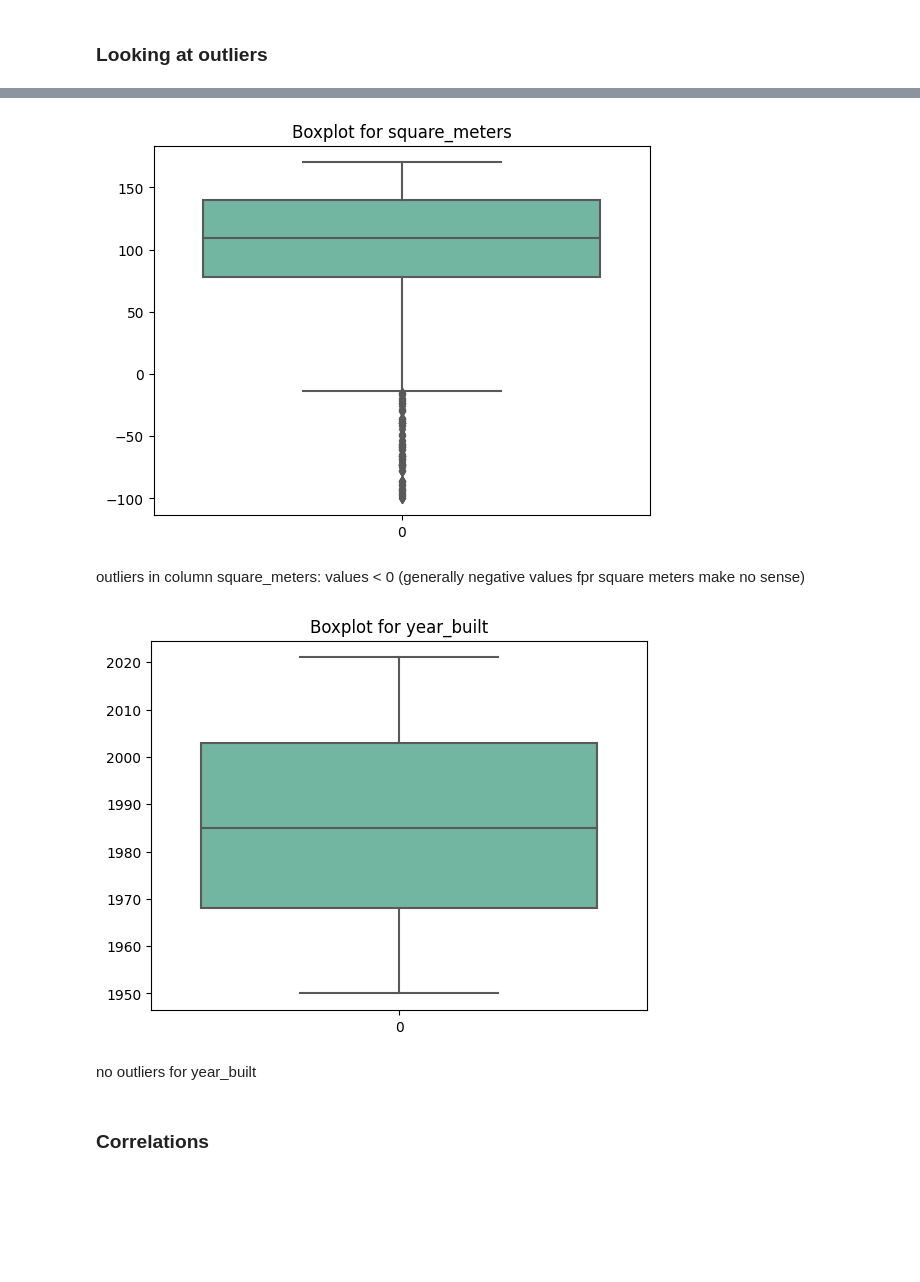
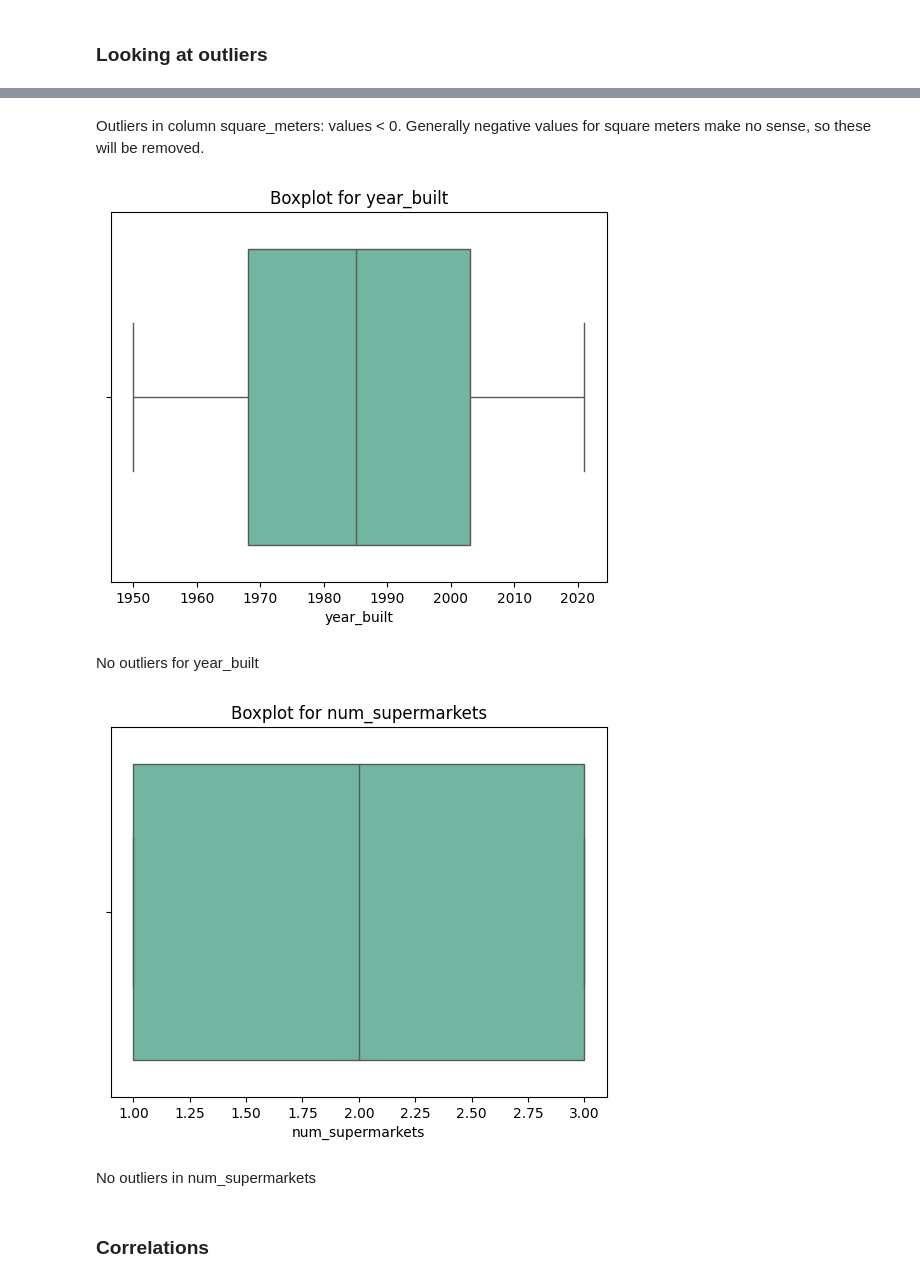
Before and after one commit to ollie-gats/ML_house_price_prediction_project, a Jupyter notebook: house_price_project_les_corts.ipynb, the cells around one changed output, grey strips where cells are left out. Saved outputs shown, nothing was run; the diff lists cells and outputs as text; code cells hidden in the pictures; blank space fills up the shorter version.

```diff
--- a/house_price_project_les_corts.ipynb
+++ b/house_price_project_les_corts.ipynb
@@ -186,23 +234,25 @@ outliers in column num_rooms (as visivle in plot when num_rooms > 10)
+# %% [markdown]
+Outliers in column square_meters: values < 0. Generally negative values for square meters make no sense, so these will be removed.
 # %%
-sns.boxplot(data=df['square_meters'], palette="Set2")
-plt.title("Boxplot for square_meters")
+sns.boxplot(x=df['year_built'], palette="Set2", legend=False)
+plt.title("Boxplot for year_built")
 
 # Show the plot
 plt.show()
 # %% [output]
-[figure, old version]
+[figure, new version]
-# %% [markdown]
-outliers in column square_meters: values < 0 (generally negative values fpr square meters make no sense)
+# %% [markdown]
+No outliers for year_built
 # %%
-sns.boxplot(data=df['year_built'], palette="Set2")
-plt.title("Boxplot for year_built")
+sns.boxplot(x=df['num_supermarkets'], palette="Set2", legend=False)
+plt.title("Boxplot for num_supermarkets")
 
 # Show the plot
 plt.show()
 # %% [output]
-[figure, old version]
+[figure, new version]
-# %% [markdown]
-no outliers for year_built
+# %% [markdown]
+No outliers in num_supermarkets
 # %% [markdown]
 ### Correlations
 # %%
```
Also changed, not shown: parts of 36 cells of this notebook.
